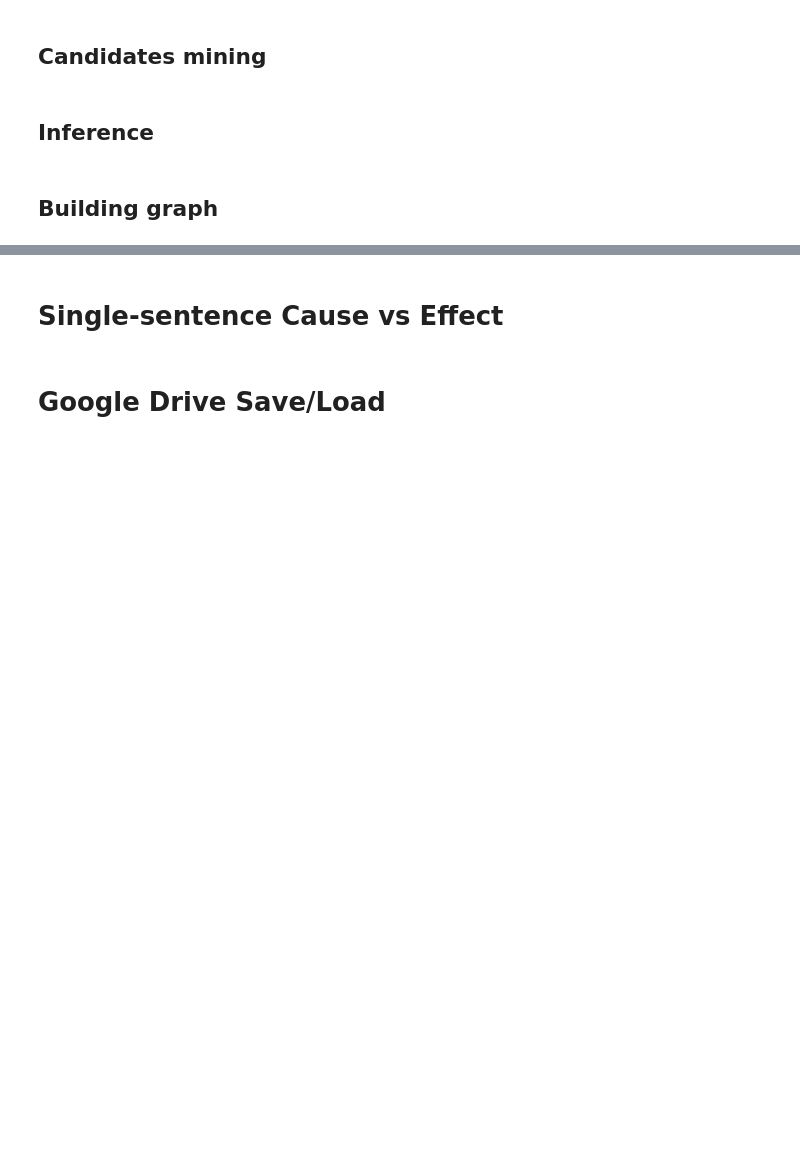
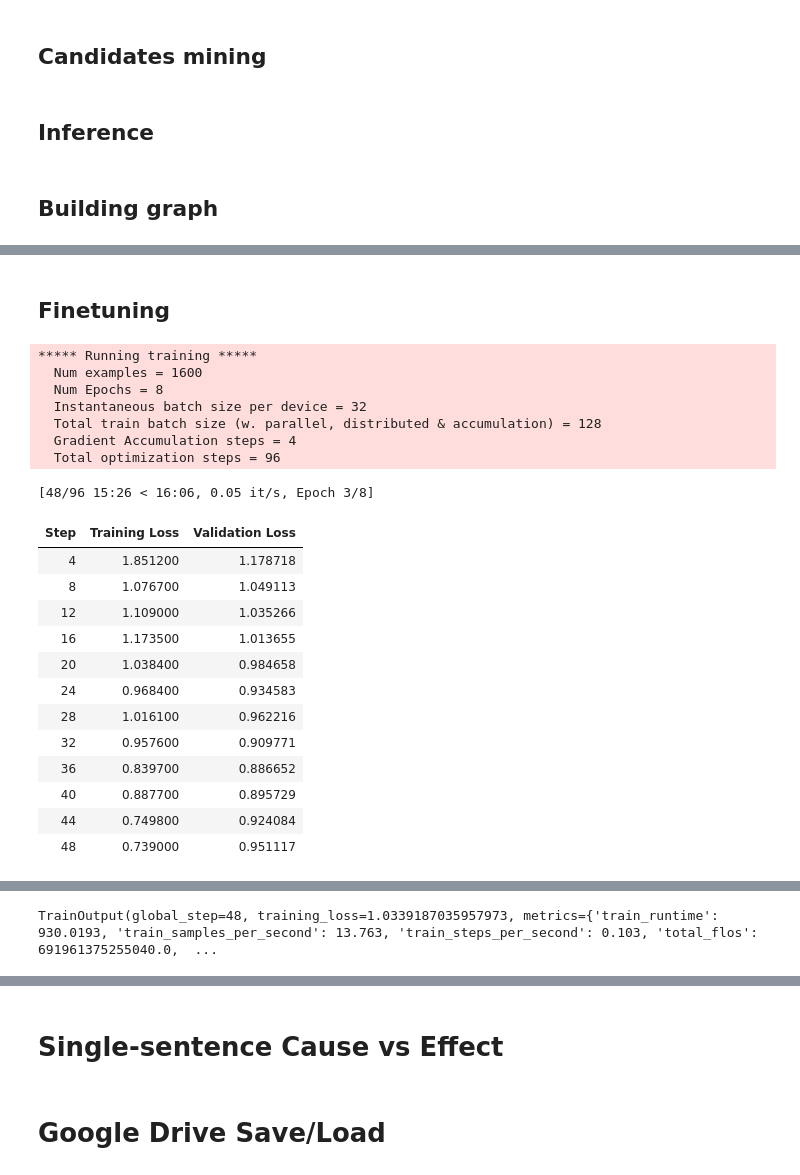
Before and after one commit to IlyaGusev/HeadlineCause, a Jupyter notebook: notebooks/HeadlineCause.ipynb, the cells around one changed output, grey strips where cells are left out. Cells and saved outputs as stored; diff of their text form; code cells hidden in the pictures; blank space fills up the shorter version.

```diff
--- a/notebooks/HeadlineCause.ipynb
+++ b/notebooks/HeadlineCause.ipynb
@@ -1530,7 +1595,7 @@ def gen_batch(records, batch_size):
         batch_end = batch_start + batch_size
         batch = records[batch_start: batch_end]
         batch_start = batch_end
-        yield batach
+        yield batch
 
 
 def _get_embeddings(texts, encoder, preprocessor):
@@ -1620,0 +1812,9 @@ nx.draw_networkx(G, pos, with_labels=True, font_weight='bold')
+# %%
+pairs, questions, _ = read_copa("PARus/test.jsonl")
+y_pred = predict_copa(pairs, questions, pipe)
+with open("PARus.jsonl", "w") as w:
+    for idx, label in enumerate(y_pred):
+        w.write(json.dumps({
+            "idx": idx,
+            "label": label
+        }) + "\n")
@@ -1620,0 +1836,11 @@ nx.draw_networkx(G, pos, with_labels=True, font_weight='bold')
+# %% [markdown]
+## Finetuning
+# %%
+MAX_TOKENS = 60#@param {type:"number"}
+EPOCHS = 8#@param {type:"number"}
+EVAL_STEPS = 4#@param {type:"number"}
+WARMUP_STEPS = 1#@param {type:"number"}
+LR = 0.00002#@param {type:"number"}
+BATCH_SIZE = 32#@param {type:"number"}
+GRAD_ACCUM_STEPS = 4#@param {type:"number"}
+PATIENCE = 3#@param {type:"number"}
@@ -1620,0 +1900,54 @@ nx.draw_networkx(G, pos, with_labels=True, font_weight='bold')
+# %%
+from transformers import Trainer, TrainingArguments, AutoModelForSequenceClassification, EarlyStoppingCallback
+
+callbacks = [EarlyStoppingCallback(early_stopping_patience=PATIENCE)]
+
+training_args = TrainingArguments(
+    output_dir="checkpoints",
+    evaluation_strategy="steps",
+    save_strategy="steps",
+    per_device_train_batch_size=BATCH_SIZE,
+    per_device_eval_batch_size=BATCH_SIZE,
+    logging_steps=EVAL_STEPS,
+    save_steps=EVAL_STEPS,
+    warmup_steps=WARMUP_STEPS,
+    learning_rate=LR,
+    num_train_epochs=EPOCHS,
+    gradient_accumulation_steps=GRAD_ACCUM_STEPS,
+    report_to="none",
+    load_best_model_at_end=True,
+    save_total_limit=1
+)
+
+trainer = Trainer(
+    model=model,
+    args=training_args,
+    train_dataset=parus_train_data,
+    eval_dataset=parus_val_data,
+    callbacks=callbacks
+)
+
+!rm -rf checkpoints
+trainer.train()
+# %% [output]
+***** Running training *****
+  Num examples = 1600
+  Num Epochs = 8
+  Instantaneous batch size per device = 32
+  Total train batch size (w. parallel, distributed & accumulation) = 128
+  Gradient Accumulation steps = 4
+  Total optimization steps = 96
+[48/96 15:26 < 16:06, 0.05 it/s, Epoch 3/8]
+| Step | Training Loss | Validation Loss |
+| 4 | 1.851200 | 1.178718 |
+| 8 | 1.076700 | 1.049113 |
+| 12 | 1.109000 | 1.035266 |
+| 16 | 1.173500 | 1.013655 |
+| 20 | 1.038400 | 0.984658 |
+| 24 | 0.968400 | 0.934583 |
+| 28 | 1.016100 | 0.962216 |
+| 32 | 0.957600 | 0.909771 |
+| 36 | 0.839700 | 0.886652 |
+| 40 | 0.887700 | 0.895729 |
+| 44 | 0.749800 | 0.924084 |
+| 48 | 0.739000 | 0.951117 |
@@ -1620,0 +1971 @@ nx.draw_networkx(G, pos, with_labels=True, font_weight='bold')
+TrainOutput(global_step=48, training_loss=1.0339187035957973, metrics={'train_runtime': 930.0193, 'train_samples_per_second': 13.763, 'train_steps_per_second': 0.103, 'total_flos': 691961375255040.0,  ...
```
Also changed, not shown: parts of 30 cells of this notebook.
